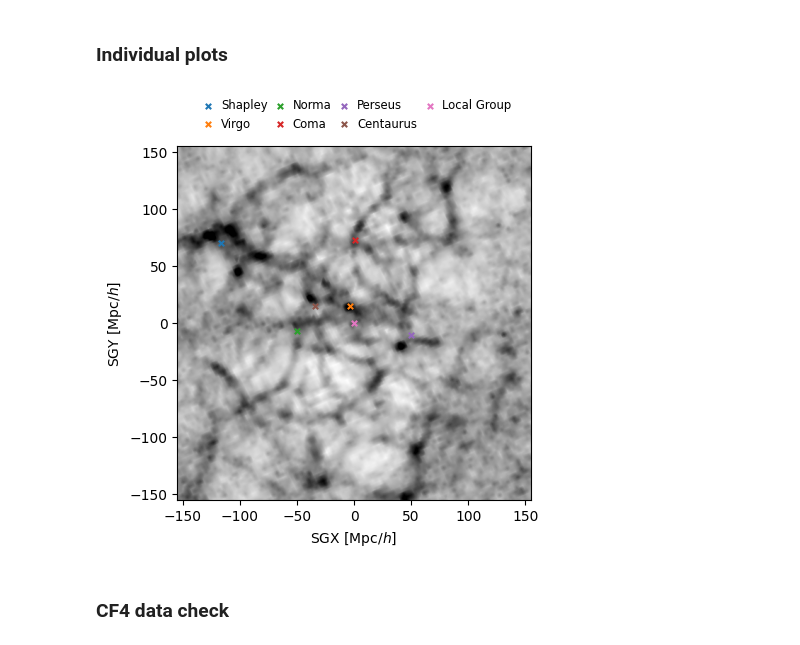
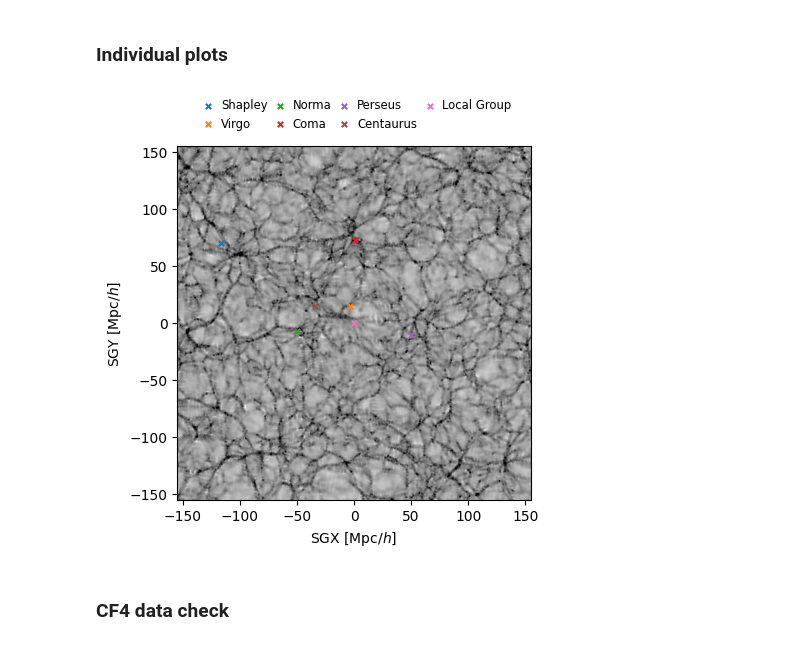
Before and after one commit to Richard-Sti/csiborgtools_public, a Jupyter notebook: notebooks/flow/reconstruction_slice.ipynb, the cells around one changed output. Cells and saved outputs as stored; diff of their text form; code cells hidden in the pictures.

```diff
--- a/notebooks/flow/reconstruction_slice.ipynb
+++ b/notebooks/flow/reconstruction_slice.ipynb
@@ -100,6 +96,8 @@ def get_field(simname, nsim, kind, MAS, grid):
             return field
         else:
             raise ValueError(f"Unknown field kind: `{kind}`.")
+    elif simname == "CLONES":
+        field_reader = csiborgtools.read.CLONESField(nsim)
     elif simname == "CF4":
         folder = "/mnt/extraspace/rstiskalek/catalogs/CF4"
         warn(f"Using local paths from `{folder}`.", RuntimeWarning)
@@ -145,7 +143,7 @@ def get_field(simname, nsim, kind, MAS, grid):
         raise ValueError(f"Unknown field kind: `{kind}`.")
 
     # NOTE added here
-    if kind == "density" and "csiborg" in simname:
+    if kind == "density" and ("csiborg" in simname or simname == "CLONES"):
         Om0 = csiborgtools.simname2Omega_m(simname)
         cosmo = FlatLambdaCDM(H0=100, Om0=Om0)
         mean_rho_matter = cosmo.critical_density0.to("Msun/kpc^3").value
@@ -159,11 +157,10 @@ def make_slice(simname, xmin, xmax, ngrid):
 
     paths = csiborgtools.read.Paths(**csiborgtools.paths_glamdring)
     nsims = paths.get_ics(simname)
-    print(nsims)
 
     if simname in ["Carrick2015", "Lilow2024"]:
         frame = "galactic"
-    elif simname == "CF4":
+    elif simname in ["CF4", "CLONES"]:
         frame = "supergalactic"
     elif "csiborg" in simname:
         frame = "icrs"
@@ -185,22 +182,23 @@ def make_slice(simname, xmin, xmax, ngrid):
 
     return out
 # %%
-load_from_disk = True
+load_from_disk = False
 fname = "/mnt/extraspace/rstiskalek/dump/XY_slices.npz"
 
 xmin = -155
 xmax = 155
-ngrid = 500
+ngrid = 1000
 
 if not load_from_disk:
-    xy_carrick = make_slice("Carrick2015", xmin, xmax, ngrid)
+    xy_carrick = make_slice("Carrick2015", xmin, xmax, ngrid) + 1
     xy_lilow = make_slice("Lilow2024", xmin, xmax, ngrid)
     xy_CF4 = make_slice("CF4", xmin, xmax, ngrid)
     xy_CB2 = make_slice("csiborg2_main", xmin, xmax, ngrid)
     xy_CB2X = make_slice("csiborg2X", xmin, xmax, ngrid)
+    xy_CLONES = make_slice("CLONES", xmin, xmax, ngrid)
 
     np.savez(fname, carrick=xy_carrick, lilow=xy_lilow,
-             CF4=xy_CF4, CB2=xy_CB2, CB2X=xy_CB2X)
+             CF4=xy_CF4, CB2=xy_CB2, CB2X=xy_CB2X, CLONES=xy_CLONES)
 else:
     data = np.load(fname)
     xy_carrick = data["carrick"]
@@ -208,10 +206,10 @@ else:
     xy_CF4 = data["CF4"]
     xy_CB2 = data["CB2"]
     xy_CB2X = data["CB2X"]
+    xy_CLONES = data["CLONES"]
     data.close()
 
 
-xy_carrick += 1
 
 rsmooth = None
 if rsmooth is not None:
@@ -226,32 +232,32 @@ if rsmooth is not None:
 # %%
 plt.figure()
 
-img = np.mean(xy_CB2X, axis=0)
+img = np.mean(xy_CLONES, axis=0)
 img = np.clip(img, None, np.percentile(img.ravel(), 99.75))
 img = np.log10(img)
 
 plt.imshow(img, origin="lower", cmap="gray_r", extent=[xmin, xmax, xmin, xmax])
 
 kwargs = {"marker": "x", "s": 15}
 for name, coords in CLUSTERS.items():
     plt.scatter(*coords[:2], label=name, **kwargs)
 
 plt.scatter(0, 0, label="Local Group", **kwargs)
 
 plt.xlabel(r"$\mathrm{SGX} ~ [\mathrm{Mpc} / h]$")
 plt.ylabel(r"$\mathrm{SGY} ~ [\mathrm{Mpc} / h]$")
 
 plt.legend(loc='lower center', bbox_to_anchor=(0.5, 1.025),
            ncol=4, fontsize="small", frameon=False,
            handletextpad=0.1,  # Reduce space between marker and text
            borderpad=0.1,      # Reduce padding between legend and border
            columnspacing=0.1)  # Reduce space between columns
 
 plt.tight_layout()
 plt.savefig("../../plots/slice_test.png", dpi=450, bbox_inches="tight")
 plt.show()
 # %% [output]
-[figure, old version]
+[figure, new version]
 # %% [markdown]
 ### CF4 data check
 # %%
```
Also changed, not shown: parts of 3 cells of this notebook, 16 other files.
